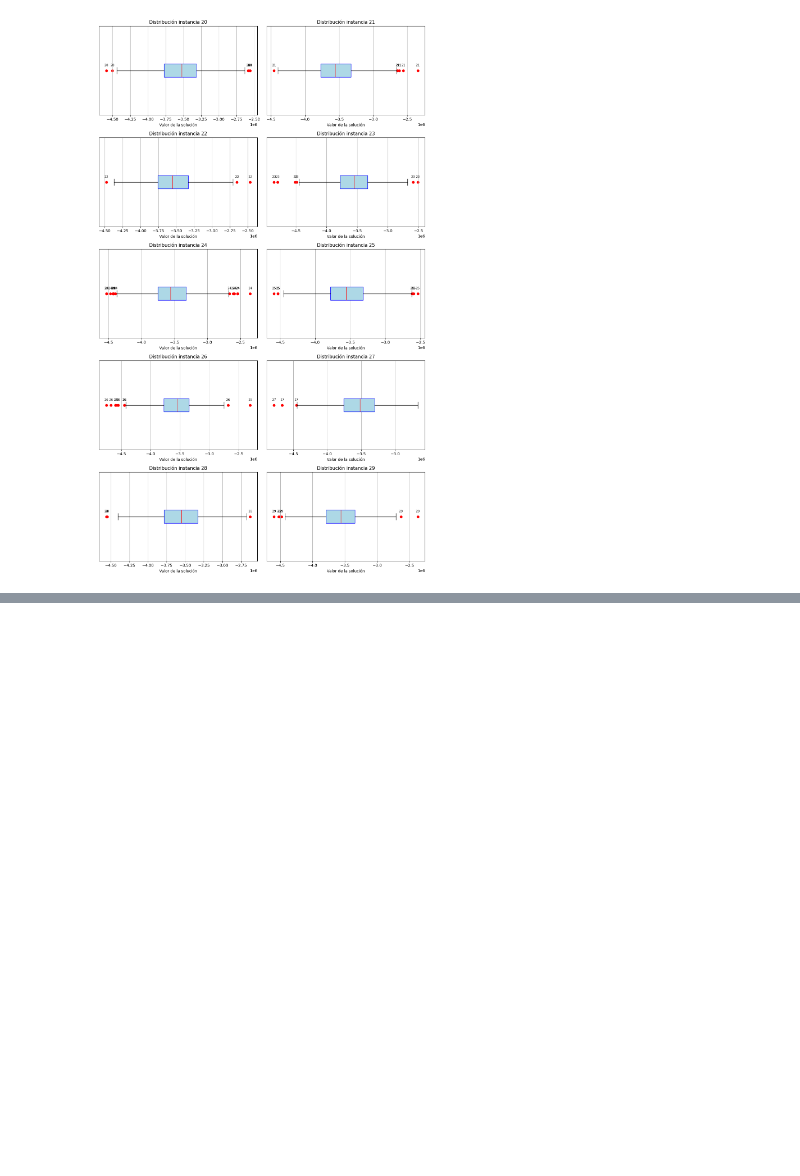
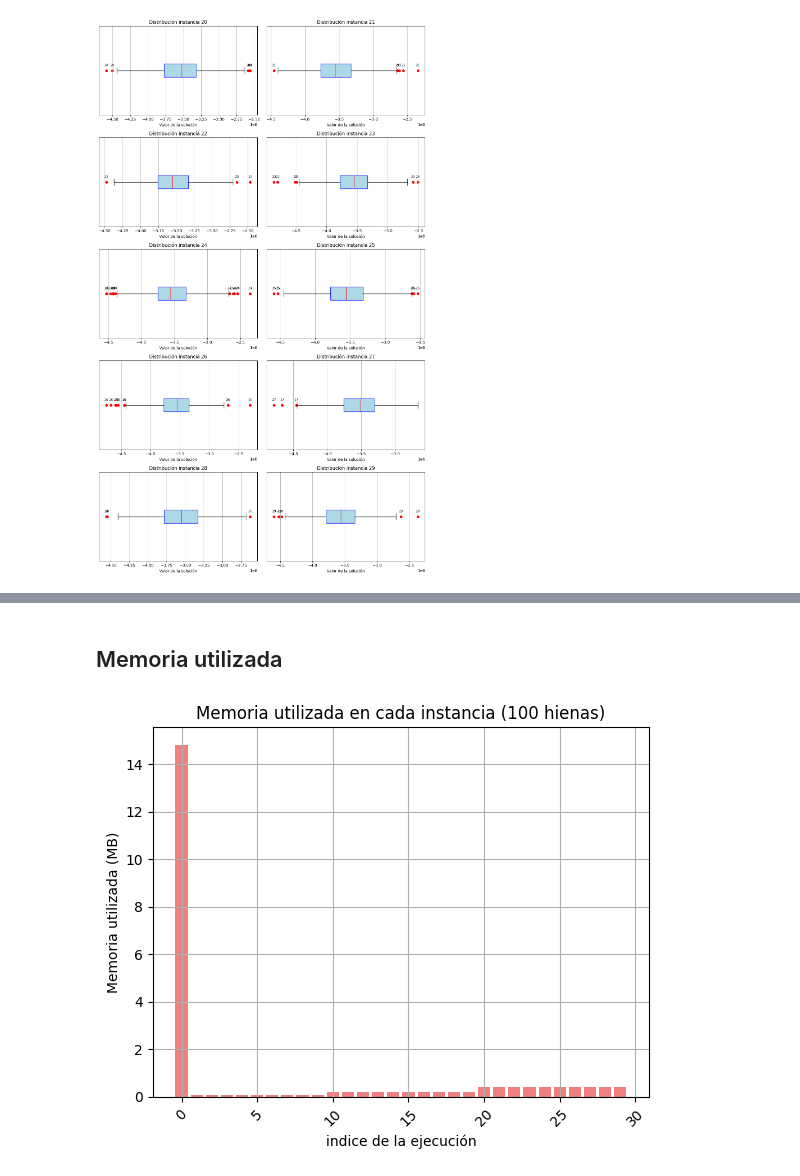
Before and after one commit to Doctorjellybeans/Optimizaci-n-de-MKP-con-SHO, a Jupyter notebook: Optimizacion_mkp_sho.ipynb, the cells around one changed output, grey strips where cells are left out. Cells and saved outputs as stored; diff of their text form; code cells hidden in the pictures; blank space fills up the shorter version.

```diff
--- a/Optimizacion_mkp_sho.ipynb
+++ b/Optimizacion_mkp_sho.ipynb
@@ -841,0 +867,12 @@ plt.show()
+# %% [markdown]
+## Memoria utilizada
+# %%
+plt.bar(df_100.index, df_100["Memoria utilizada (MB)"], label='Difícil', color='lightcoral')
+plt.title('Memoria utilizada en cada instancia (100 hienas)')
+plt.ylabel('Memoria utilizada (MB)')
+plt.xlabel('indice de la ejecución')
+plt.xticks(rotation=45)
+plt.grid(True)
+plt.show()
+# %% [output]
+[figure, added]
```
Also changed, not shown: parts of 5 cells of this notebook.
